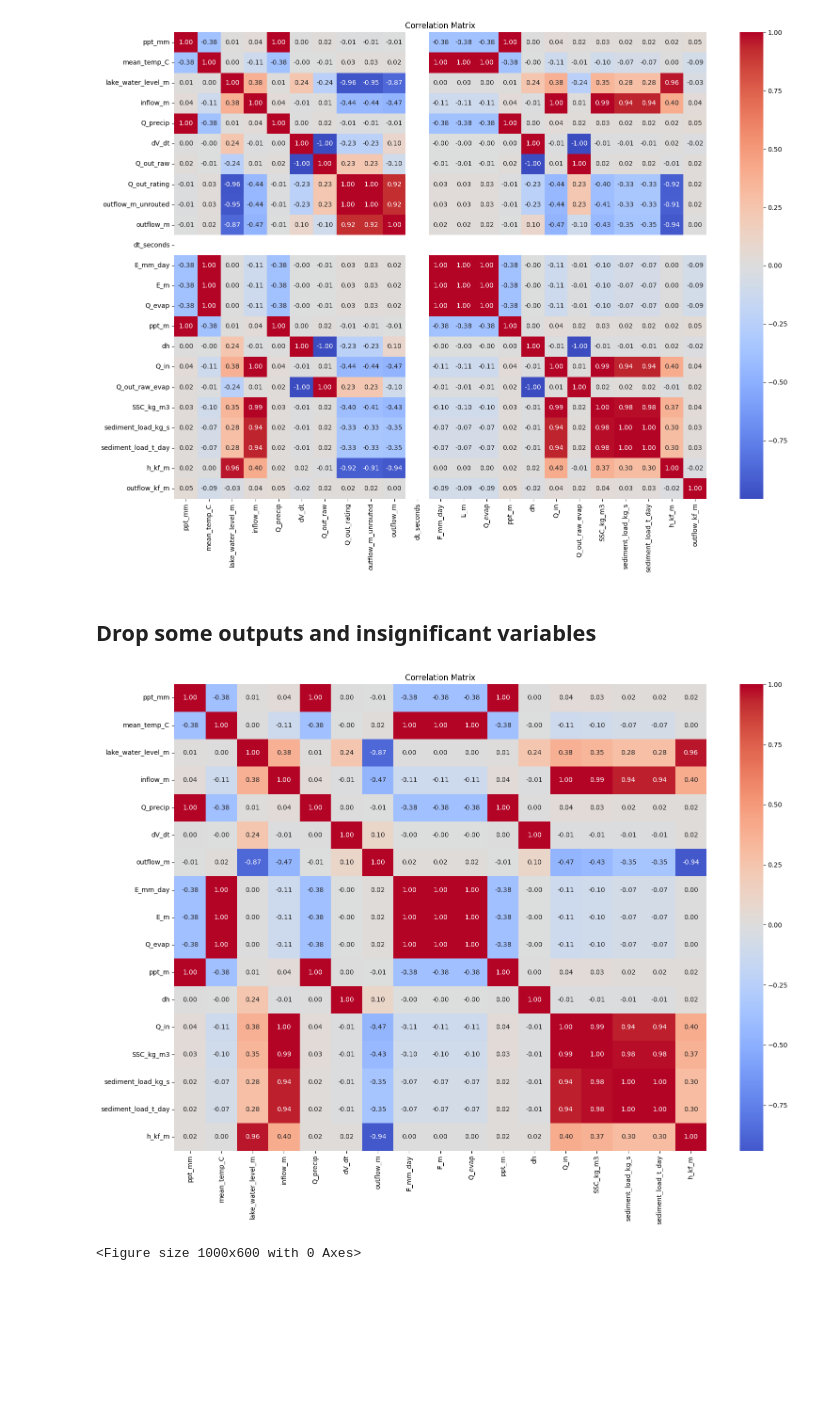
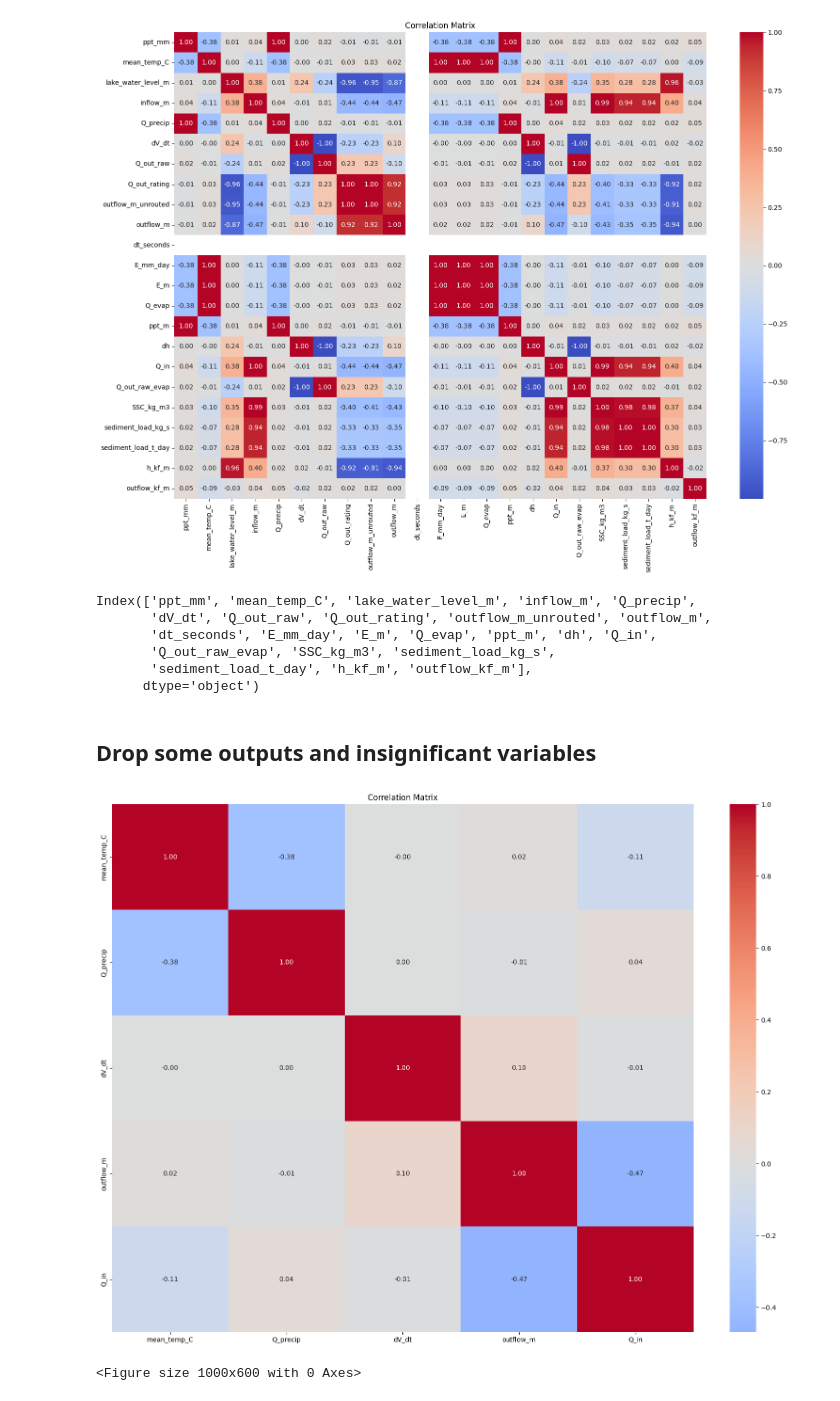
Before and after one commit to Lam-V-Nguyen/Forecast, a Jupyter notebook: process.ipynb, the cells around one changed output. Drawn from its saved outputs; the diff is of its cells as text; code cells hidden in the pictures; blank space fills up the shorter version.

```diff
--- a/process.ipynb
+++ b/process.ipynb
@@ -36,28 +38,37 @@ plt.tight_layout()
 plt.show()
 # %% [output]
 [figure]
+# %%
+data.columns
+# %% [output]
+Index(['ppt_mm', 'mean_temp_C', 'lake_water_level_m', 'inflow_m', 'Q_precip',
+       'dV_dt', 'Q_out_raw', 'Q_out_rating', 'outflow_m_unrouted', 'outflow_m',
+       'dt_seconds', 'E_mm_day', 'E_m', 'Q_evap', 'ppt_m', 'dh', 'Q_in',
+       'Q_out_raw_evap', 'SSC_kg_m3', 'sediment_load_kg_s',
+       'sediment_load_t_day', 'h_kf_m', 'outflow_kf_m'],
+      dtype='object')
 # %% [markdown]
 ## Drop some outputs and insignificant variables
 # %%
 remove_columns = ["dt_seconds", "Q_out_raw", "Q_out_rating", "outflow_m_unrouted", "Q_out_raw_evap", "outflow_kf_m",
-    # "ppt_mm", "E_mm_day", "h_kf_m", "Q_evap", "inflow_m", "sediment_load_kg_s",
-    #  "E_m", "ppt_m","SSC_kg_m3", "dh", "sediment_load_t_day"
-    ]
+    "ppt_mm", "E_mm_day", "h_kf_m", "Q_evap", "inflow_m", "sediment_load_kg_s",
+     "E_m", "ppt_m","SSC_kg_m3", "dh", "sediment_load_t_day", "lake_water_level_m"
+]
 target = "outflow_m"
 data_drop = data.drop(remove_columns, axis=1)
 # Correlation matrix
 corr_matrix_new = data_drop.corr(method='pearson')
 # heatmap
 plt.figure(figsize=(16, 12))
 sns.heatmap(
     corr_matrix_new, annot=True, fmt=".2f",
     cmap="coolwarm", center=0
 )
 plt.title("Correlation Matrix")
 plt.tight_layout()
 plt.show()
 # %% [output]
-[figure, old version]
+[figure, new version]
 # %%
 # Autocorrelation
 plt.figure(figsize=(10,6))
```
Also changed, not shown: parts of 11 cells of this notebook.
